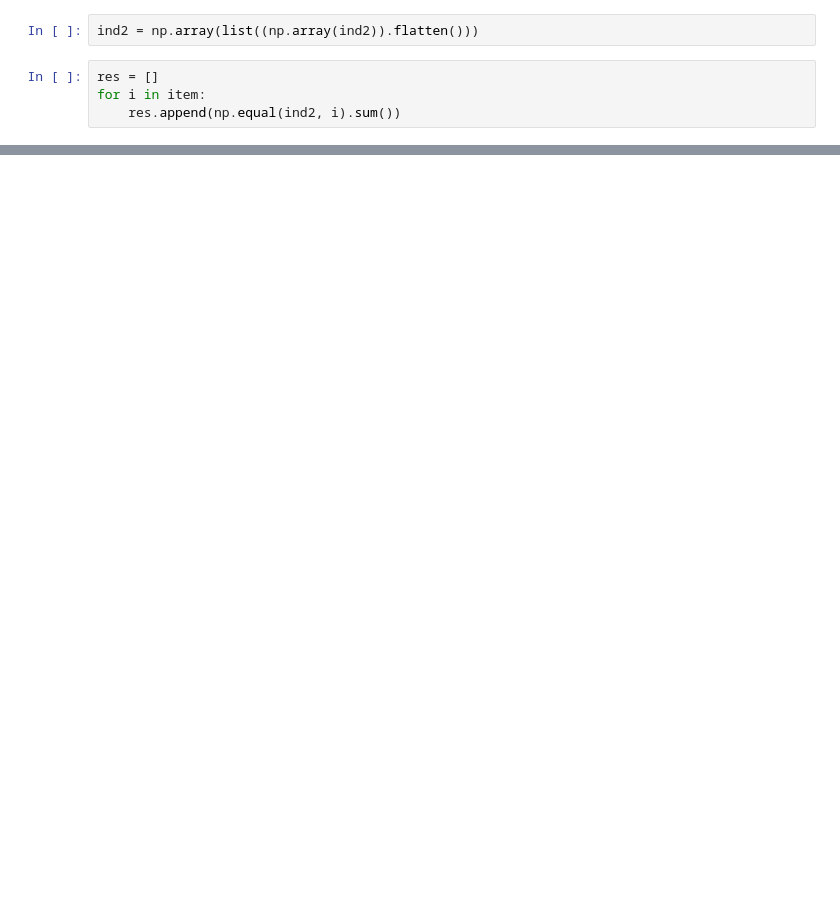
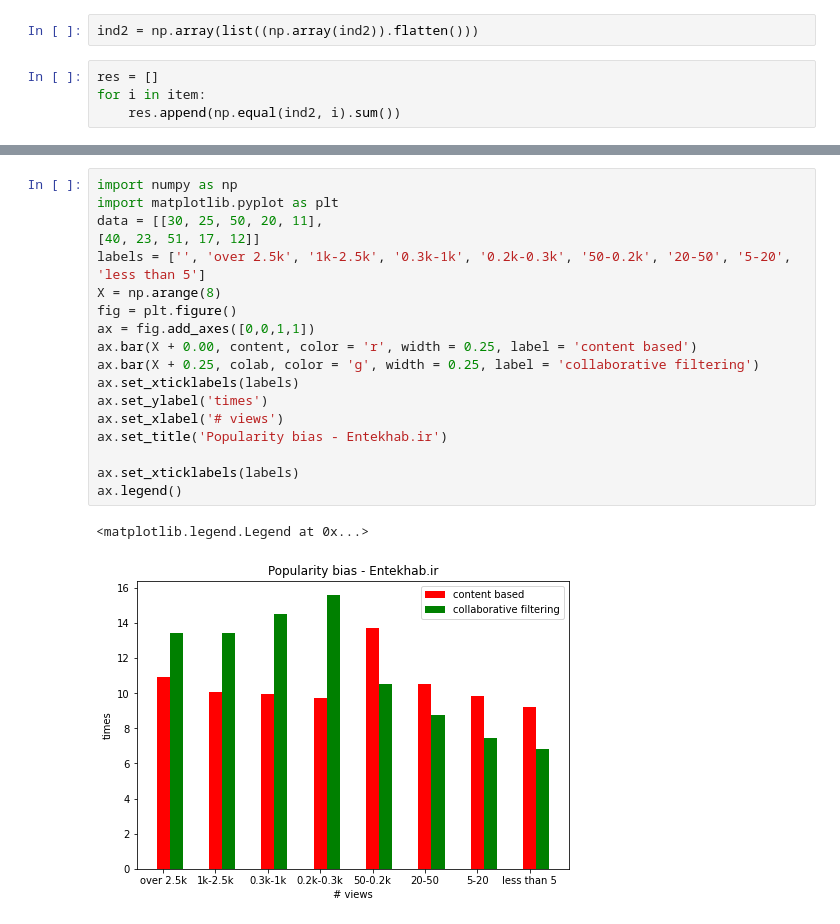
Before and after one commit to ae1999/Yekranet-Recommender-system-offline-evaluation, a Jupyter notebook: entekhab pop bias.ipynb, the cells around one changed output, grey strips where cells are left out. Saved outputs shown, nothing was run; the diff lists cells and outputs as text; blank space fills up the shorter version.

```diff
--- a/entekhab pop bias.ipynb
+++ b/entekhab pop bias.ipynb
@@ -238,0 +445,21 @@ plt.plot(res[30:])
+# %%
+import numpy as np
+import matplotlib.pyplot as plt
+data = [[30, 25, 50, 20, 11],
+[40, 23, 51, 17, 12]]
+labels = ['', 'over 2.5k', '1k-2.5k', '0.3k-1k', '0.2k-0.3k', '50-0.2k', '20-50', '5-20', 'less than 5']
+X = np.arange(8)
+fig = plt.figure()
+ax = fig.add_axes([0,0,1,1])
+ax.bar(X + 0.00, content, color = 'r', width = 0.25, label = 'content based')
+ax.bar(X + 0.25, colab, color = 'g', width = 0.25, label = 'collaborative filtering')
+ax.set_xticklabels(labels)
+ax.set_ylabel('times')
+ax.set_xlabel('# views')
+ax.set_title('Popularity bias - Entekhab.ir')
+
+ax.set_xticklabels(labels)
+ax.legend()
+# %% [output]
+<matplotlib.legend.Legend at 0x...>
+[figure, added]
```
Also changed, not shown: parts of 34 cells of this notebook.
